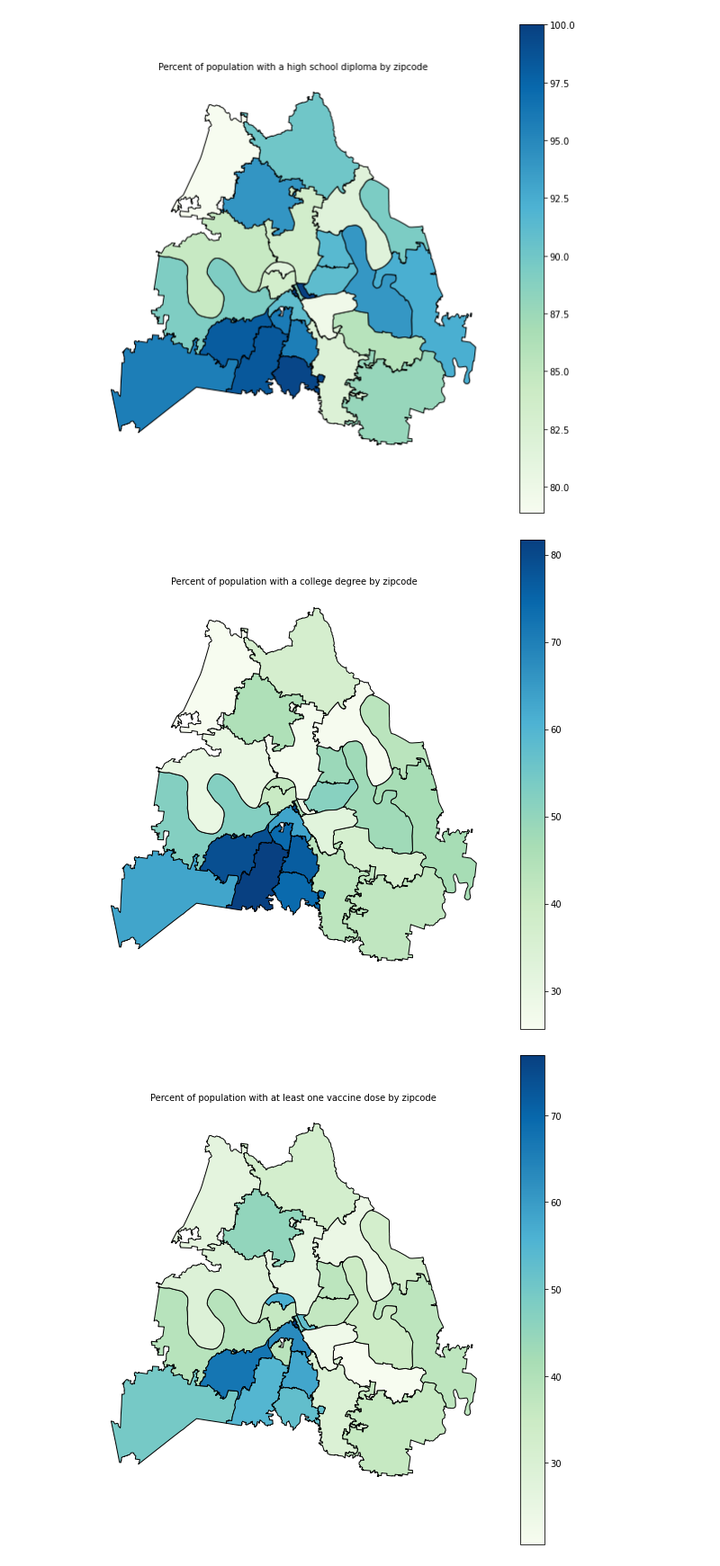
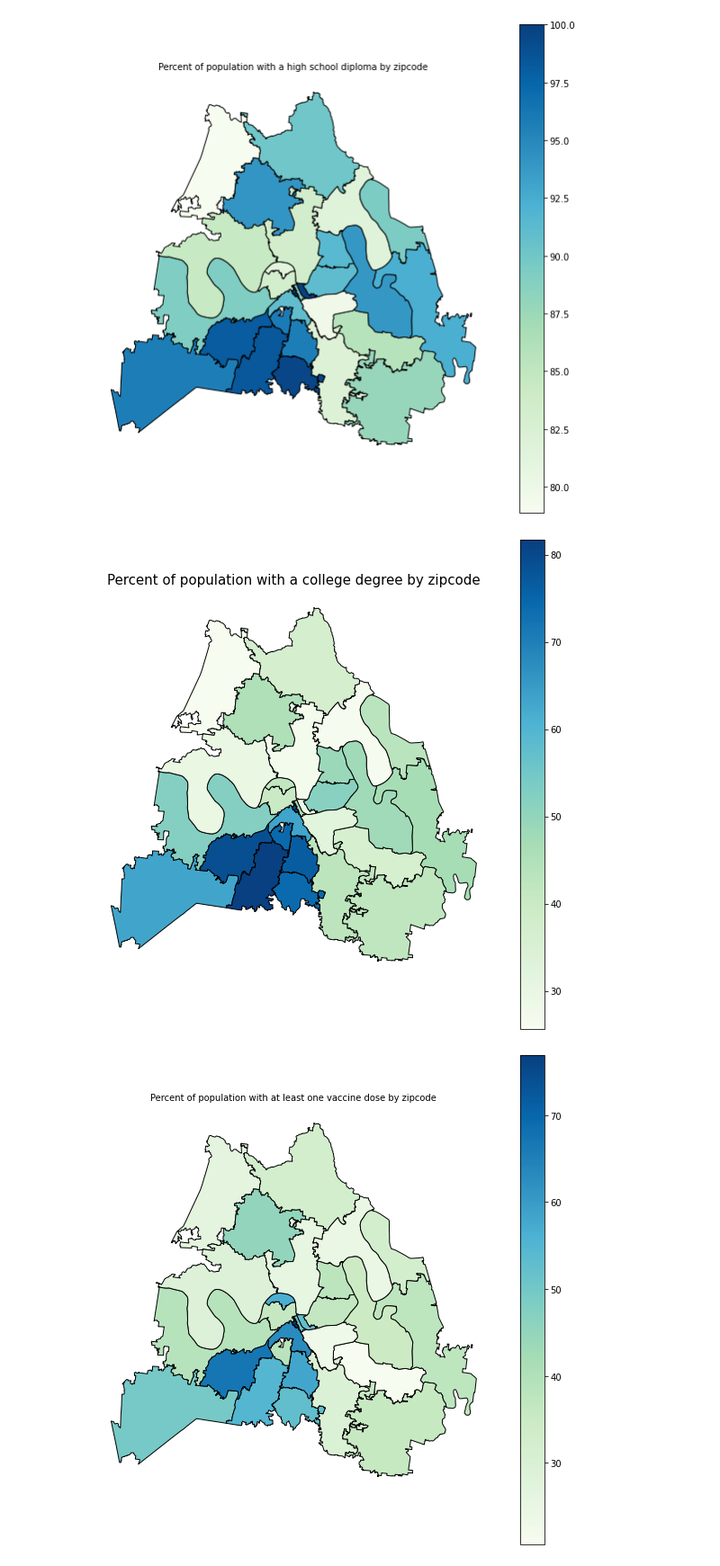
Before and after one commit to ryanhilber93/nash-covid-cases-vaccines-hot_chickens, a Jupyter notebook: hilber_notebook.ipynb, the cells around one changed output. Shown at 90% size. Saved outputs shown, nothing was run; the diff lists cells and outputs as text; code cells hidden in the pictures.

```diff
--- a/hilber_notebook.ipynb
+++ b/hilber_notebook.ipynb
@@ -644,15 +665,15 @@ plt.savefig('hs_grad_by_zip_map.png')
 # %%
 fig, ax = plt.subplots(figsize=(10,10))
 zipcodes2.plot(column = 'perc_associate_ormore',
               cmap = 'GnBu',
               edgecolor = 'black',
               legend = True,
               ax = ax)
-plt.title('Percent of population with a college degree by zipcode', fontsize = 10)
+plt.title('Percent of population with a college degree by zipcode', fontsize = 15)
 ax.axis('off')
 plt.savefig('col_grad_by_zip_map.png')
 # %% [output]
-[figure, old version]
+[figure, new version]
 # %%
 fig, ax = plt.subplots(figsize=(10,10))
 zipcodes2.plot(column = 'vac_by_perc',
```
Also changed, not shown: parts of 7 cells of this notebook, 3 other files.
